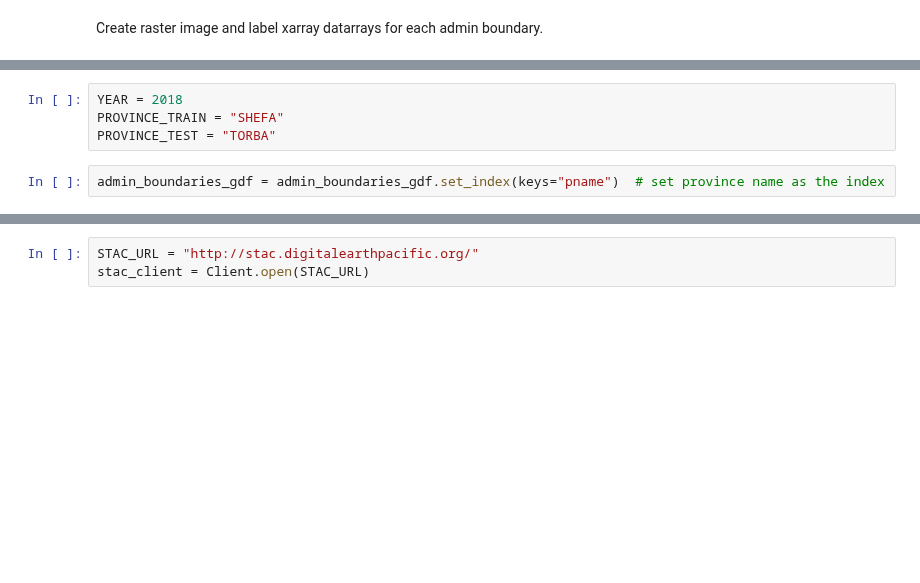
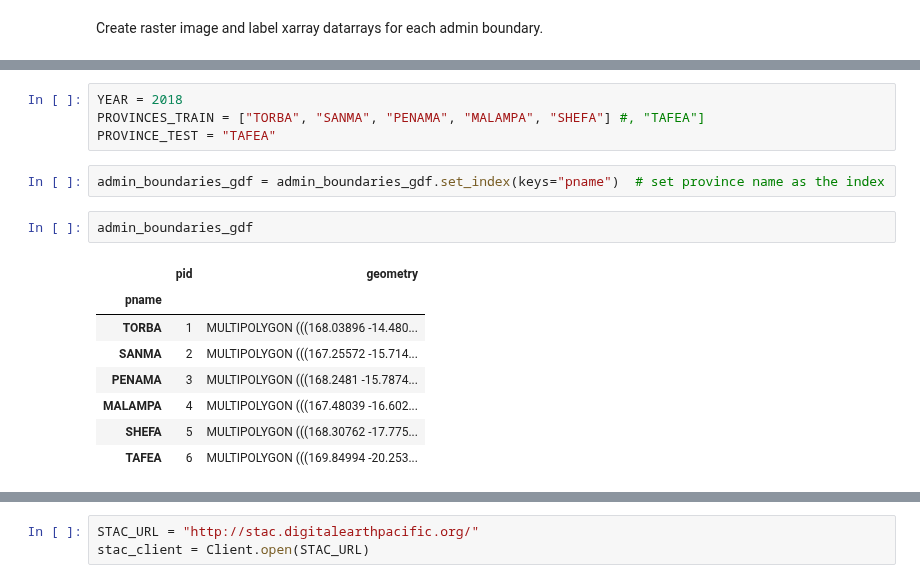
Before and after one commit to Vanuatu-National-Statistics-Office/climate-change-natural-disasters, a Jupyter notebook: book/LULC_RF_full_vanuatu_geomad.ipynb, the cells around one changed output, grey strips where cells are left out. Saved outputs shown, nothing was run; the diff lists cells and outputs as text; blank space fills up the shorter version.

```diff
--- a/book/LULC_RF_full_vanuatu_geomad.ipynb
+++ b/book/LULC_RF_full_vanuatu_geomad.ipynb
@@ -128,6 +137,17 @@ admin_boundaries_gdf
 # %%
 YEAR = 2018
-PROVINCE_TRAIN = "SHEFA"
-PROVINCE_TEST = "TORBA"
+PROVINCES_TRAIN = ["TORBA", "SANMA", "PENAMA", "MALAMPA", "SHEFA"] #, "TAFEA"]
+PROVINCE_TEST = "TAFEA"
 # %%
 admin_boundaries_gdf = admin_boundaries_gdf.set_index(keys="pname")  # set province name as the index
+# %%
+admin_boundaries_gdf
+# %% [output]
+|  | pid | geometry |
+| pname |  |  |
+| TORBA | 1 | MULTIPOLYGON (((168.03896 -14.480... |
+| SANMA | 2 | MULTIPOLYGON (((167.25572 -15.714... |
+| PENAMA | 3 | MULTIPOLYGON (((168.2481 -15.7874... |
+| MALAMPA | 4 | MULTIPOLYGON (((167.48039 -16.602... |
+| SHEFA | 5 | MULTIPOLYGON (((168.30762 -17.775... |
+| TAFEA | 6 | MULTIPOLYGON (((169.84994 -20.253... |
```
Also changed, not shown: parts of 58 cells of this notebook.
